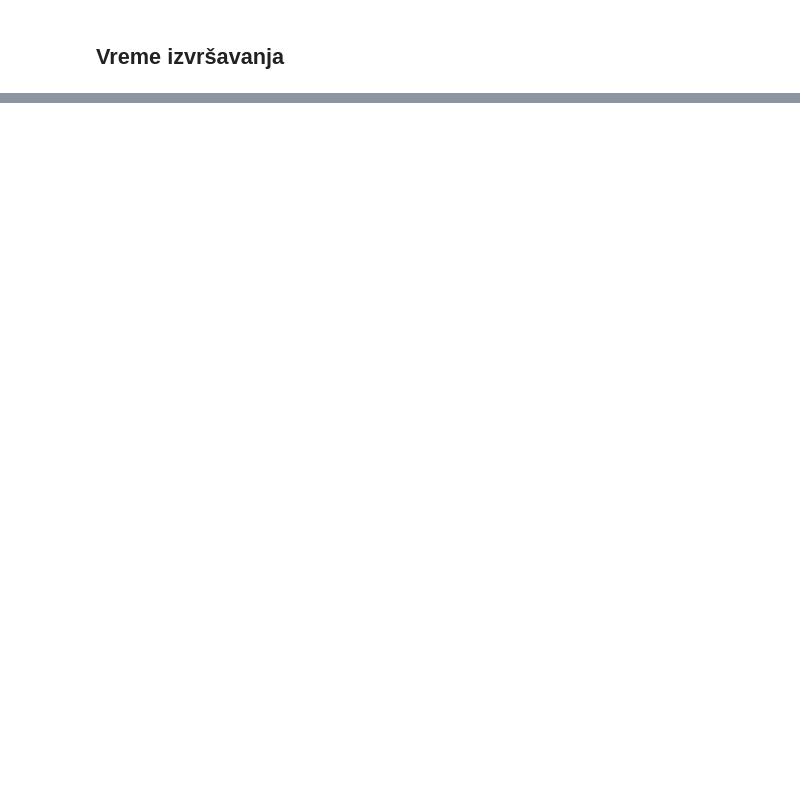
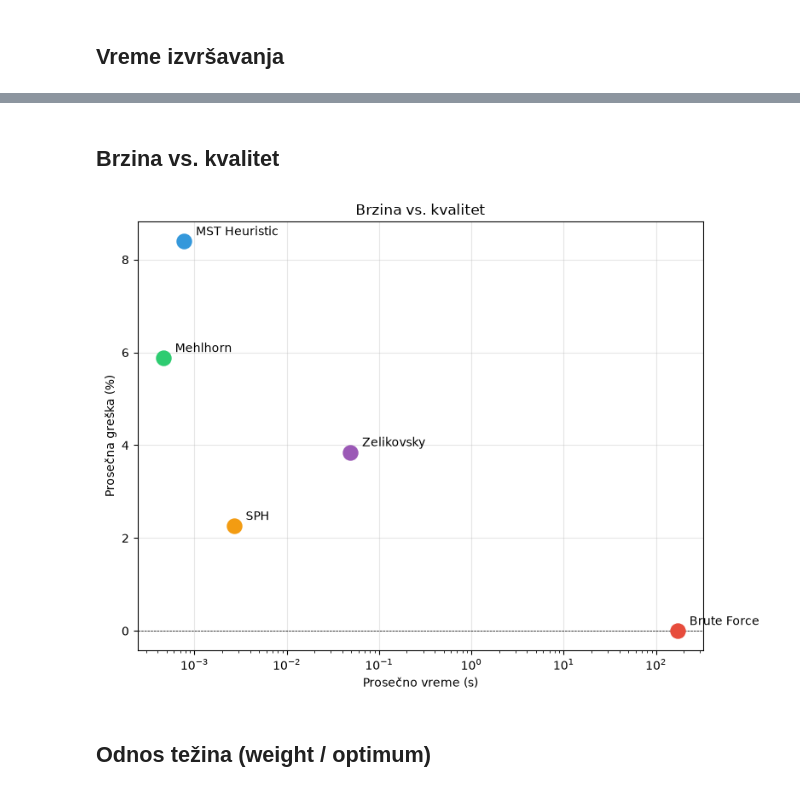
Before and after one commit to TinovoS/Approxiation-algorithms-for-Steiner-trees-in-weighted-graphs, a Jupyter notebook: 03_test_small.ipynb, the cells around one changed output, grey strips where cells are left out. Drawn from its saved outputs; the diff is of its cells as text; code cells hidden in the pictures; blank space fills up the shorter version.

```diff
--- a/03_test_small.ipynb
+++ b/03_test_small.ipynb
@@ -47,0 +74,8 @@ plot_times(results, algorithms)
+# %% [markdown]
+## Brzina vs. kvalitet
+# %%
+plot_speed_vs_quality(results, algorithms)
+# %% [output]
+[figure, added]
+# %% [markdown]
+## Odnos težina (weight / optimum)
```
Also changed, not shown: parts of 12 cells of this notebook.
